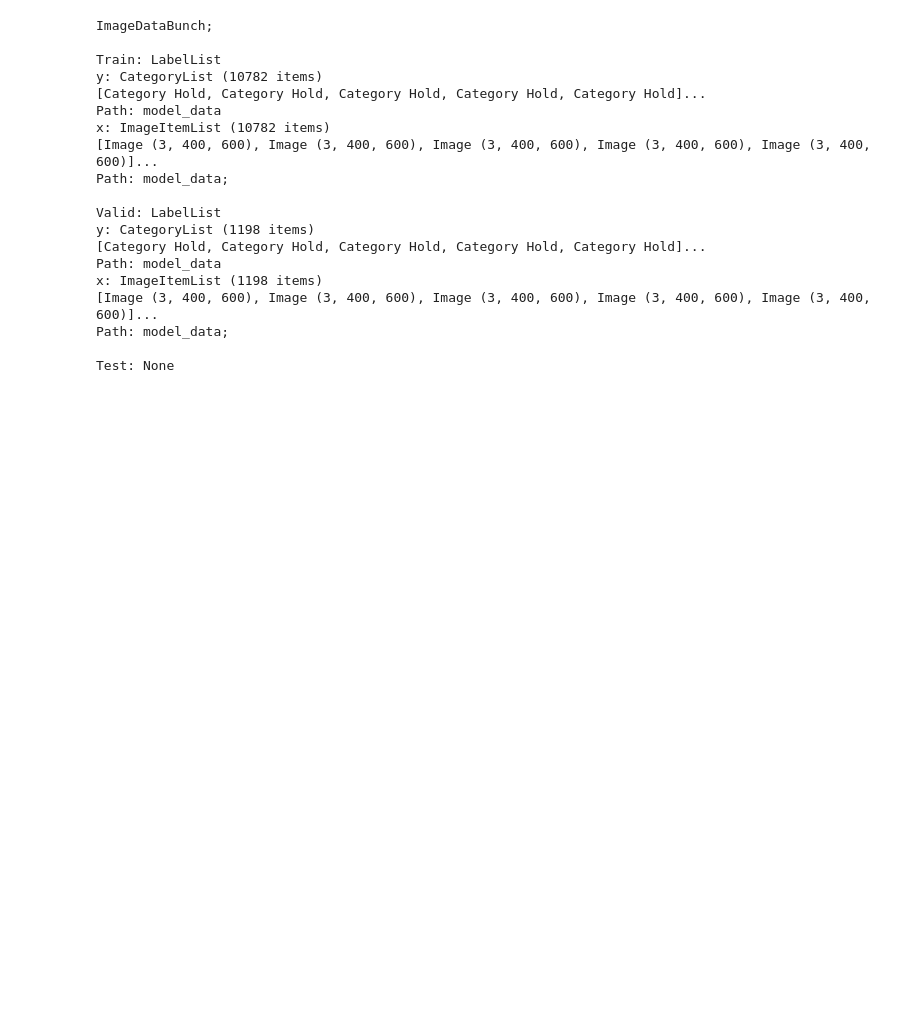
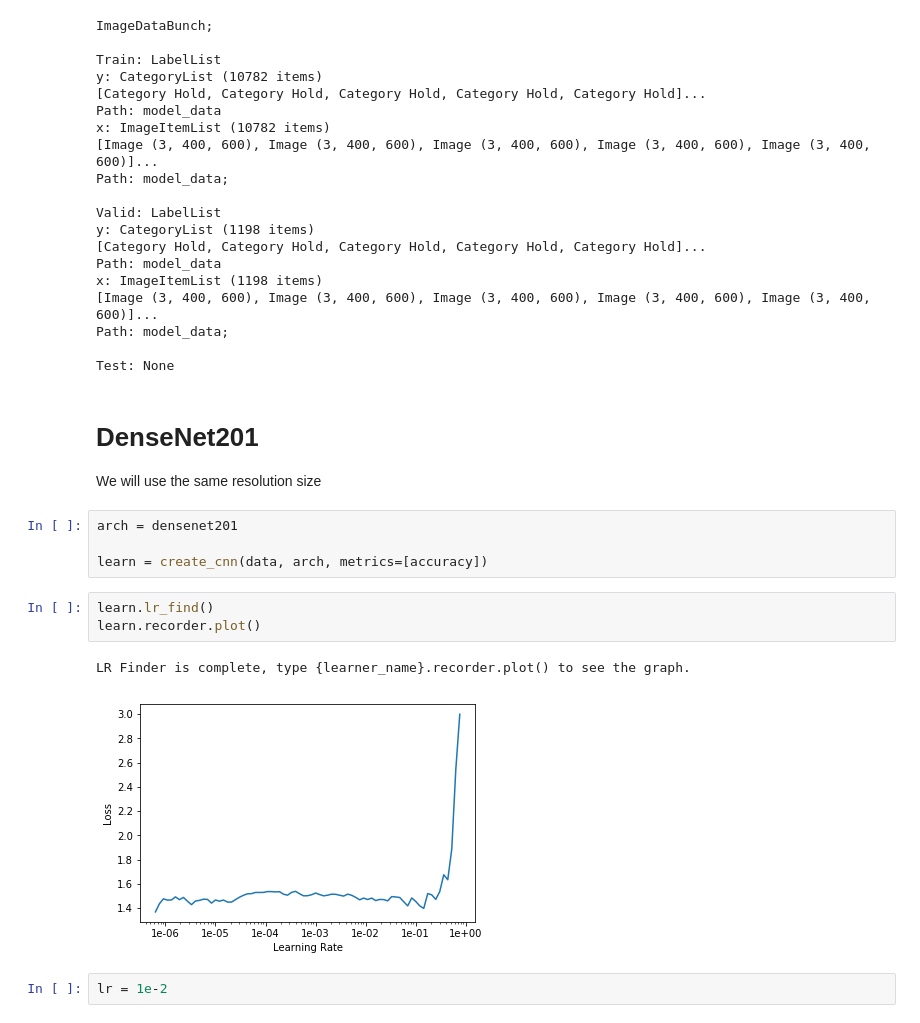
Before and after one commit to dmbernaal/Crypto_Nova, a Jupyter notebook: M1_DenseNet.ipynb, the cells around one changed output. Drawn from its saved outputs; the diff is of its cells as text; blank space fills up the shorter version.

```diff
--- a/M1_DenseNet.ipynb
+++ b/M1_DenseNet.ipynb
@@ -102,3 +103,18 @@ x: ImageItemList (1198 items)
 Path: model_data;
 
 Test: None
+# %% [markdown]
+# DenseNet201
+We will use the same resolution size
+# %%
+arch = densenet201
+
+learn = create_cnn(data, arch, metrics=[accuracy])
+# %%
+learn.lr_find()
+learn.recorder.plot()
+# %% [output]
+LR Finder is complete, type {learner_name}.recorder.plot() to see the graph.
+[figure, added]
+# %%
+lr = 1e-2
```
Also changed, not shown: parts of 2 cells of this notebook, 1 other file.
